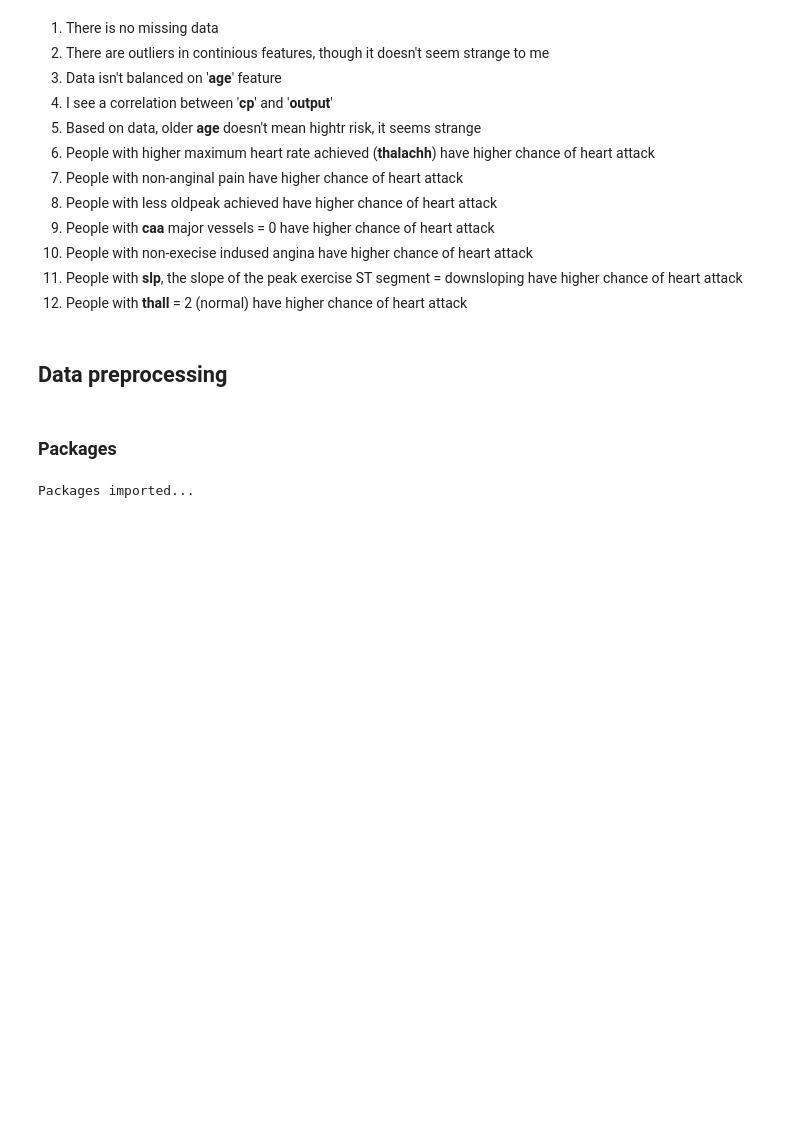
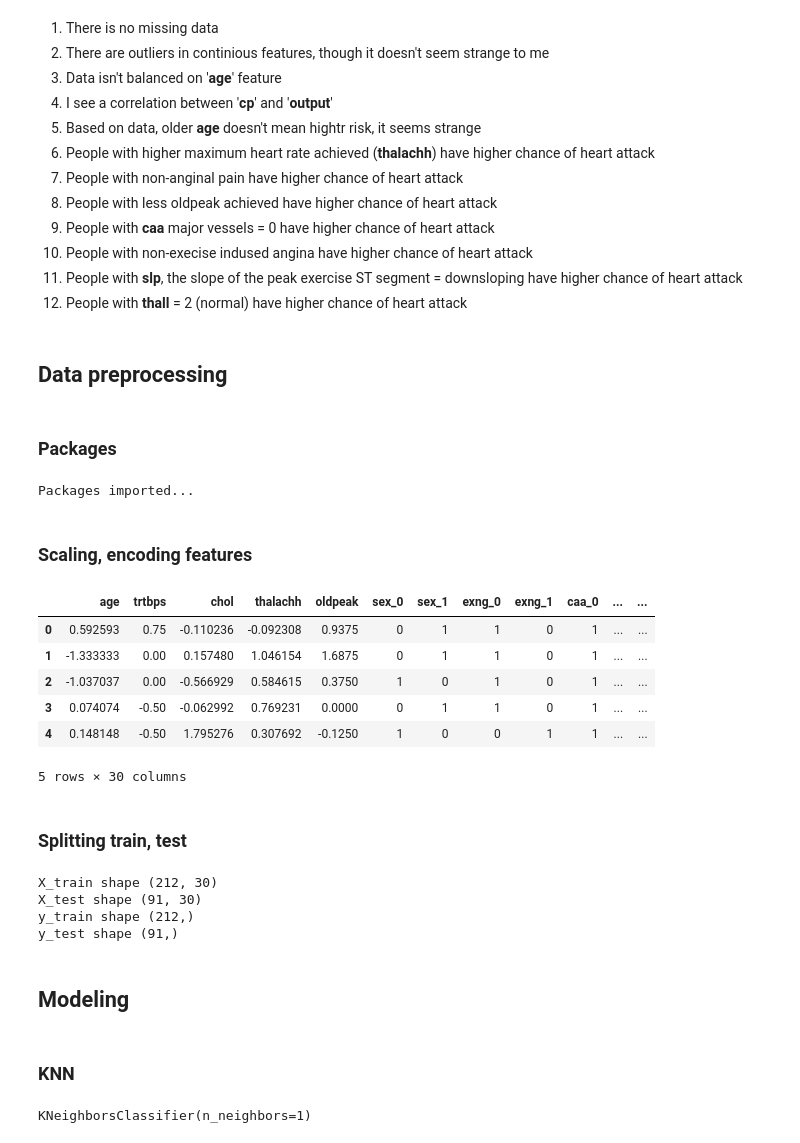
Before and after one commit to anyvol/DS, a Jupyter notebook: HW1 Heart failure.ipynb, the cells around one changed output. Saved outputs shown, nothing was run; the diff lists cells and outputs as text; code cells hidden in the pictures; blank space fills up the shorter version.

```diff
--- a/HW1 Heart failure.ipynb
+++ b/HW1 Heart failure.ipynb
@@ -315,3 +308,63 @@ from sklearn.svm import LinearSVC
 print('Packages imported...')
 # %% [output]
 Packages imported...
+# %% [markdown]
+### Scaling, encoding features
+# %%
+# creating a copy of df
+
+df_copy = df
+# %%
+# defining types of feature columns
+
+cat_cols = ['sex','exng','caa','cp','fbs','restecg','slp','thall']
+con_cols = ["age","trtbps","chol","thalachh","oldpeak"]
+# %%
+# encoding the categorical columns
+df_copy = pd.get_dummies(df_copy, columns = cat_cols)
+# %%
+# defining features & targets
+X = df_copy.drop(['output'],axis=1)
+y = df_copy['output']
+# %%
+# scaling cont features
+
+scaler = RobustScaler()
+X[con_cols] = scaler.fit_transform(X[con_cols])
+
+
+X.head()
+# %% [output]
+|  | age | trtbps | chol | thalachh | oldpeak | sex_0 | sex_1 | exng_0 | exng_1 | caa_0 | ... | ... |
+| 0 | 0.592593 | 0.75 | -0.110236 | -0.092308 | 0.9375 | 0 | 1 | 1 | 0 | 1 | ... | ... |
+| 1 | -1.333333 | 0.00 | 0.157480 | 1.046154 | 1.6875 | 0 | 1 | 1 | 0 | 1 | ... | ... |
+| 2 | -1.037037 | 0.00 | -0.566929 | 0.584615 | 0.3750 | 1 | 0 | 1 | 0 | 1 | ... | ... |
+| 3 | 0.074074 | -0.50 | -0.062992 | 0.769231 | 0.0000 | 0 | 1 | 1 | 0 | 1 | ... | ... |
+| 4 | 0.148148 | -0.50 | 1.795276 | 0.307692 | -0.1250 | 1 | 0 | 0 | 1 | 1 | ... | ... |
+5 rows × 30 columns
+# %% [markdown]
+### Splitting train, test
+# %%
+X_train, X_test, y_train, y_test = train_test_split(X, y, test_size=0.3,random_state=42)
+
+print('X_train shape',X_train.shape)
+print('X_test shape',X_test.shape)
+print('y_train shape',y_train.shape)
+print('y_test shape',y_test.shape)
+# %% [output]
+X_train shape (212, 30)
+X_test shape (91, 30)
+y_train shape (212,)
+y_test shape (91,)
+# %% [markdown]
+## Modeling
+# %% [markdown]
+### KNN
+# %%
+#init
+neigh = KNeighborsClassifier(n_neighbors=1)
+
+#fit
+neigh.fit(X_train,y_train)
+# %% [output]
+KNeighborsClassifier(n_neighbors=1)
```
Also changed, not shown: parts of 6 cells of this notebook.
